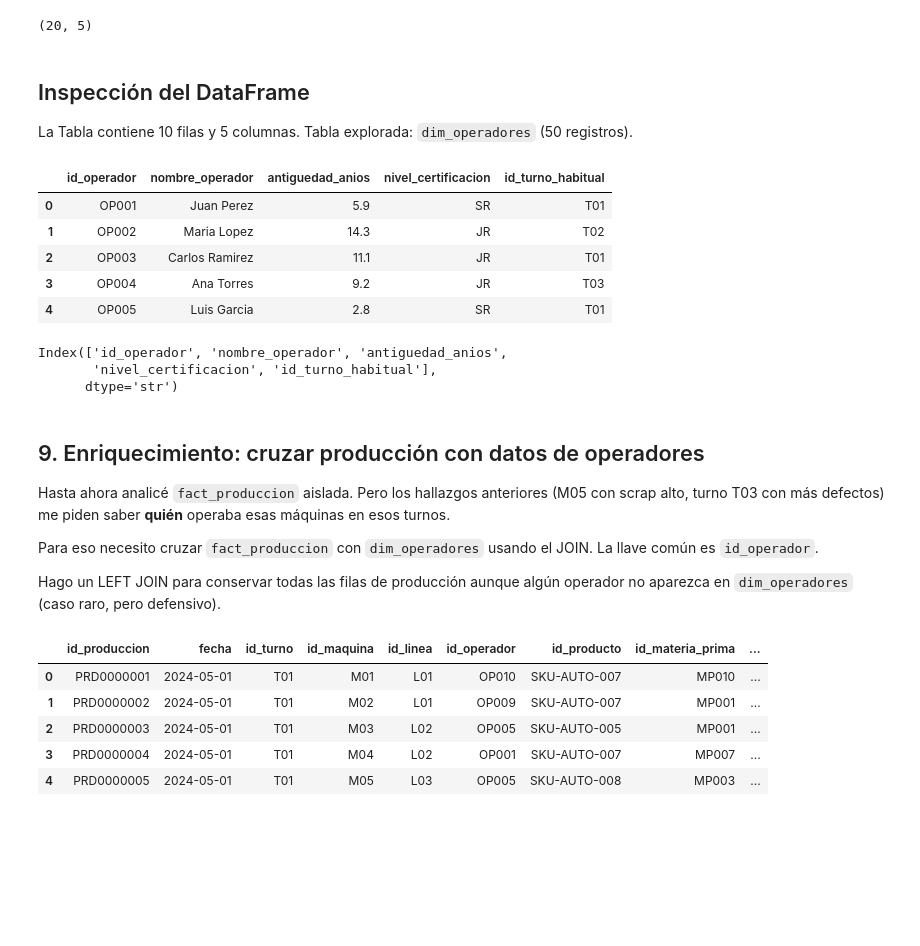
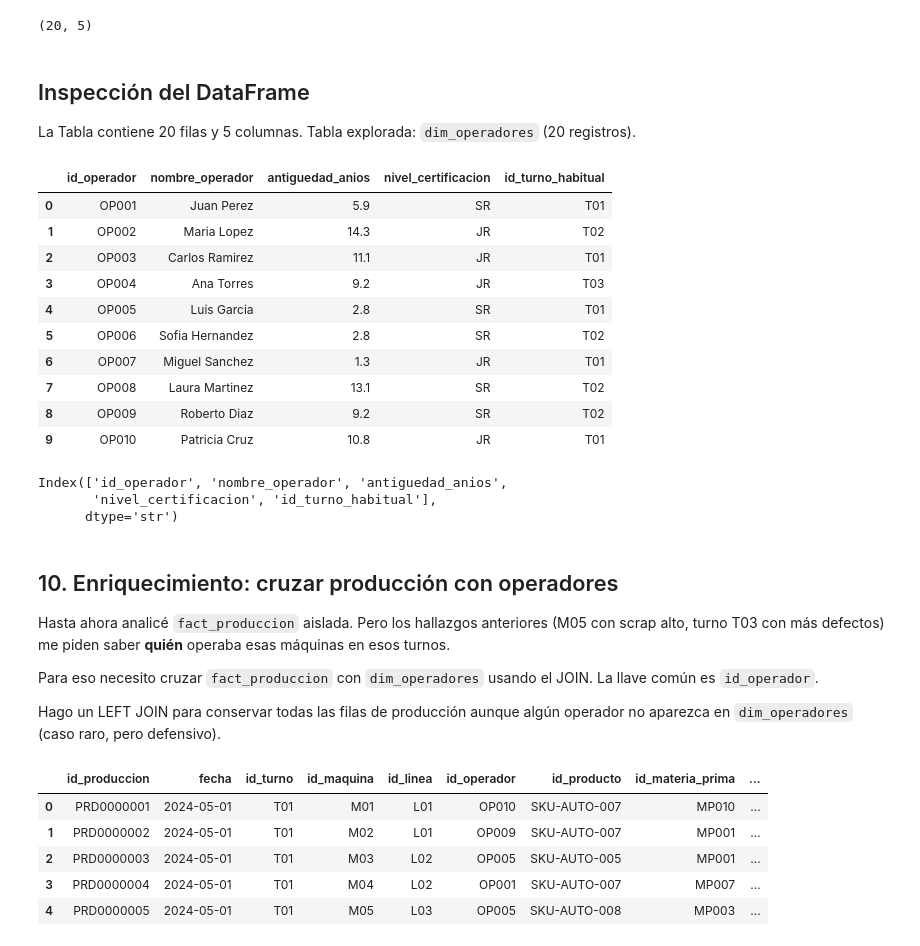
Before and after one commit to alevazto1-dev/portfolio-manufacturing-analytics, a Jupyter notebook: 01_proyecto_automotriz/notebooks/01_exploracion_inicial.ipynb, the cells around one changed output. Saved outputs shown, nothing was run; the diff lists cells and outputs as text; code cells hidden in the pictures; blank space fills up the shorter version.

```diff
--- a/01_proyecto_automotriz/notebooks/01_exploracion_inicial.ipynb
+++ b/01_proyecto_automotriz/notebooks/01_exploracion_inicial.ipynb
@@ -233,17 +243,22 @@ operadores.shape
 (20, 5)
 # %% [markdown]
 ## Inspección  del DataFrame
-La Tabla contiene 10 filas y 5 columnas.
-Tabla  explorada: `dim_operadores` (50 registros).
+La Tabla contiene 20 filas y 5 columnas.
+Tabla  explorada: `dim_operadores` (20 registros).
 # %%
-operadores.head(5)
+operadores.head(10)
 # %% [output]
 |  | id_operador | nombre_operador | antiguedad_anios | nivel_certificacion | id_turno_habitual |
 | 0 | OP001 | Juan Perez | 5.9 | SR | T01 |
 | 1 | OP002 | Maria Lopez | 14.3 | JR | T02 |
 | 2 | OP003 | Carlos Ramirez | 11.1 | JR | T01 |
 | 3 | OP004 | Ana Torres | 9.2 | JR | T03 |
 | 4 | OP005 | Luis Garcia | 2.8 | SR | T01 |
+| 5 | OP006 | Sofia Hernandez | 2.8 | SR | T02 |
+| 6 | OP007 | Miguel Sanchez | 1.3 | JR | T01 |
+| 7 | OP008 | Laura Martinez | 13.1 | SR | T02 |
+| 8 | OP009 | Roberto Diaz | 9.2 | SR | T02 |
+| 9 | OP010 | Patricia Cruz | 10.8 | JR | T01 |
 # %%
 operadores.columns
 # %% [output]
@@ -251,7 +266,7 @@ Index(['id_operador', 'nombre_operador', 'antiguedad_anios',
        'nivel_certificacion', 'id_turno_habitual'],
       dtype='str')
 # %% [markdown]
-## 9. Enriquecimiento: cruzar producción con datos de operadores
+## 10. Enriquecimiento: cruzar producción con operadores
 
 Hasta ahora analicé `fact_produccion` aislada. Pero los hallazgos anteriores
 (M05 con scrap alto, turno T03 con más defectos) me piden saber **quién**
```
Also changed, not shown: parts of 12 cells of this notebook.
